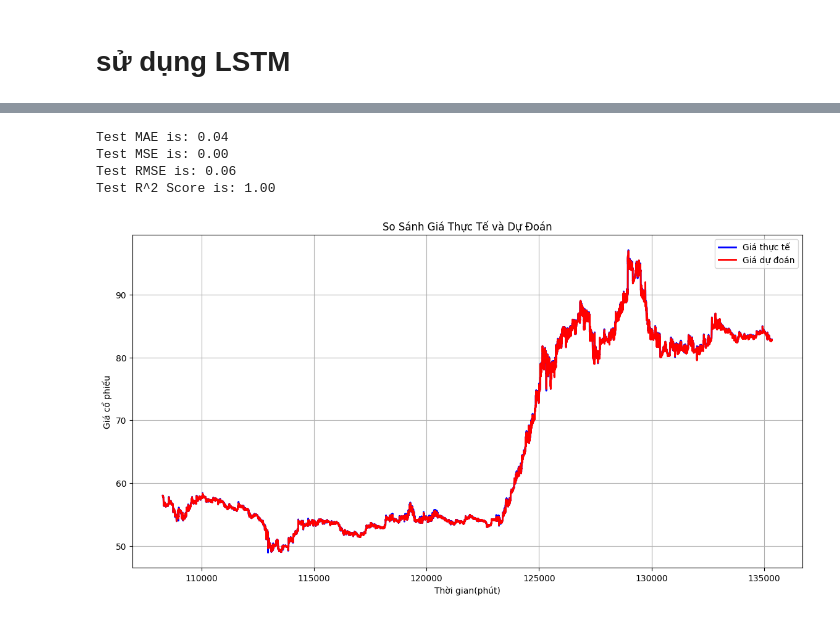
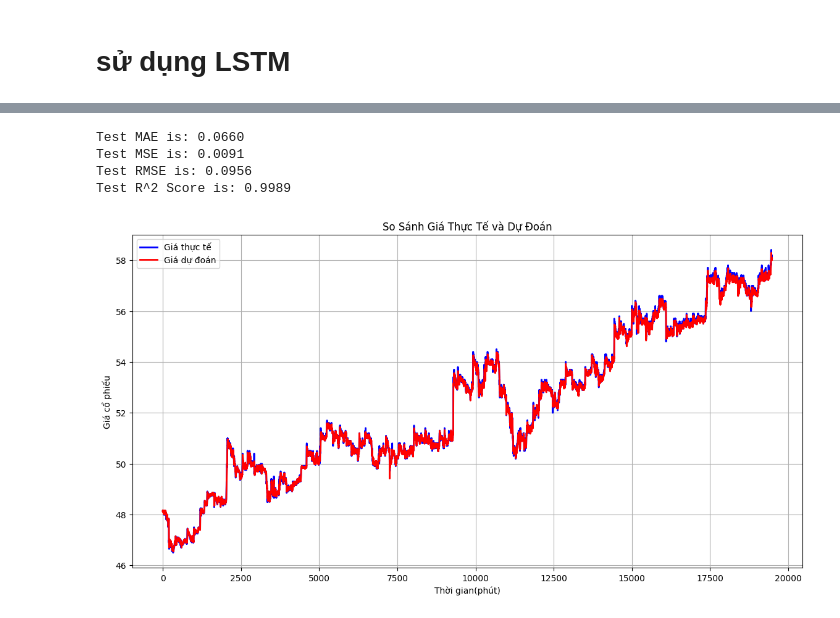
Before and after one commit to OtaTran241/Stock_Price_Prediction, a Jupyter notebook: stock_price_prediction.ipynb, the cells around one changed output, grey strips where cells are left out. Cells and saved outputs as stored; diff of their text form; code cells hidden in the pictures.

```diff
--- a/stock_price_prediction.ipynb
+++ b/stock_price_prediction.ipynb
@@ -361,2 +461,0 @@ lstm_model.compile(loss='mean_squared_error',optimizer='adam')
-# %%
-lstm_model.fit(X_train, y_train, epochs=16, batch_size=128, verbose=2)
@@ -381,0 +462,5 @@ Epoch 16/16
+# %%
+optimizer = Adam(learning_rate=0.001)
+lstm_model.compile(optimizer=optimizer, loss='mean_squared_error')
+# %%
+lstm_model.fit(X_train_lstm, y_train_lstm, epochs=10, batch_size=512, validation_data=(X_test_lstm, y_test_lstm))
@@ -382,3 +489,3 @@ Epoch 16/16
 # %%
-y_pred_LSTM = lstm_model.predict(X_test)
+y_pred_lstm = lstm_model.predict(X_test_lstm)
 # %% [output]
@@ -386,39 +493,39 @@ y_pred_LSTM = lstm_model.predict(X_test)
 # %%
-test_mae = mean_absolute_error(y_test, y_pred_LSTM)
-test_mse = mean_squared_error(y_test, y_pred_LSTM)
+test_mae = mean_absolute_error(y_test_lstm, y_pred_lstm)
+test_mse = mean_squared_error(y_test_lstm, y_pred_lstm)
 test_rmse = np.sqrt(test_mse)
-test_r2 = r2_score(y_test, y_pred_LSTM)
+test_r2 = r2_score(y_test_lstm, y_pred_lstm)
 
 print("Test MAE is: {:.4f}".format(test_mae))
 print("Test MSE is: {:.4f}".format(test_mse))
 print("Test RMSE is: {:.4f}".format(test_rmse))
 print("Test R^2 Score is: {:.4f}".format(test_r2))
 # %% [output]
-Test MAE is: 0.04
-Test MSE is: 0.00
-Test RMSE is: 0.06
-Test R^2 Score is: 1.00
+Test MAE is: 0.0660
+Test MSE is: 0.0091
+Test RMSE is: 0.0956
+Test R^2 Score is: 0.9989
 # %%
 results = pd.DataFrame({
-    'Date': X_test_lstm.index,
+    'Date': np.arange(1, len(X_test_lstm) + 1),
     'Actual': y_test_lstm,
-    'Predicted': y_pred_LSTM.flatten()
+    'Predicted': y_pred_lstm.flatten()
 
 })
 
 results = results.sort_values(by='Date')
 
 plt.figure(figsize=(14, 7))
 plt.plot(results['Date'], results['Actual'], label='Giá thực tế', color='blue', linewidth=2)
 plt.plot(results['Date'], results['Predicted'], label='Giá dự đoán', color='red', linewidth=2)
 plt.xlabel('Thời gian(phút)')
 plt.ylabel('Giá cổ phiếu')
 plt.title('So Sánh Giá Thực Tế và Dự Đoán')
 plt.legend()
 plt.grid(True)
 plt.show()
 # %% [output]
-[figure, old version]
+[figure, new version]
 # %%
 fig, (ax1, ax2) = plt.subplots(nrows=2, ncols=1, figsize=(6, 6))
 
```
Also changed, not shown: parts of 47 cells of this notebook, 2 other files.
